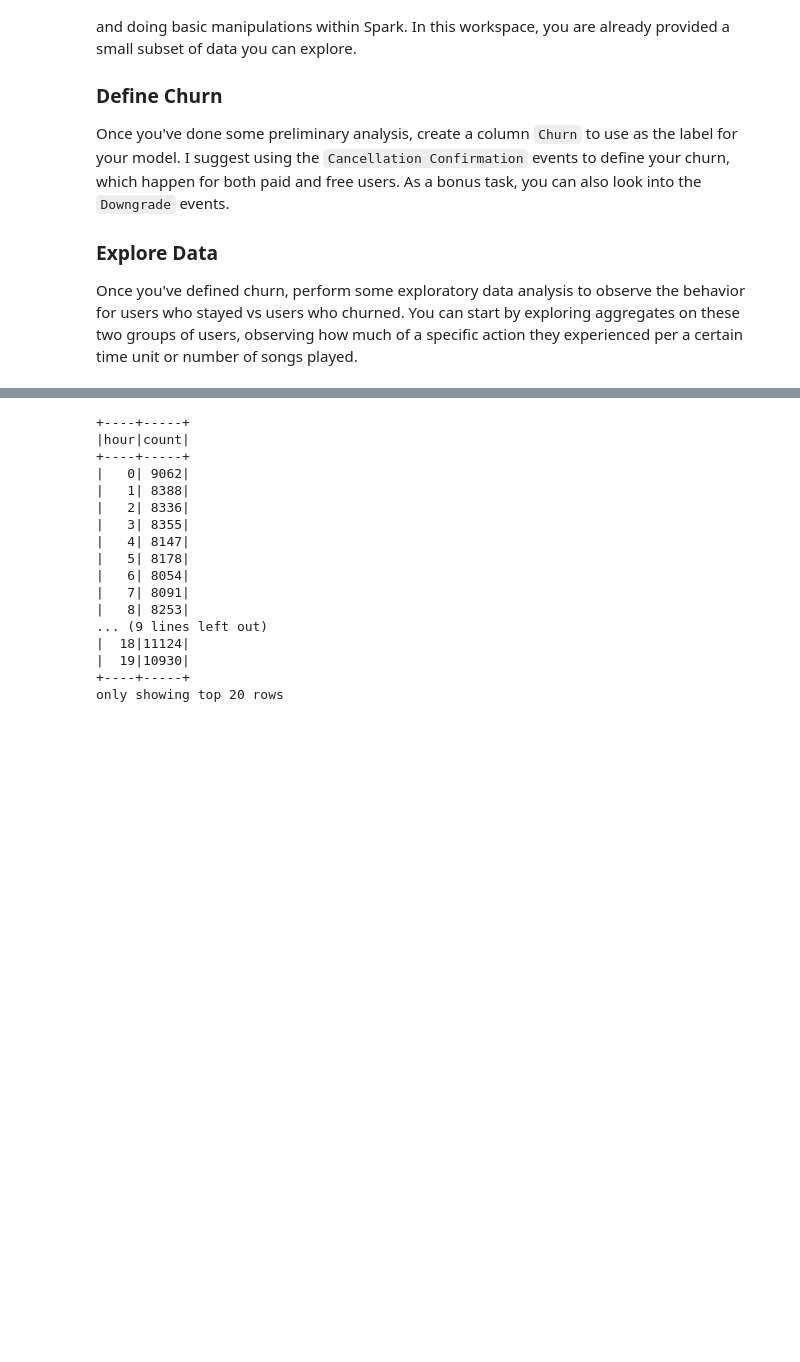
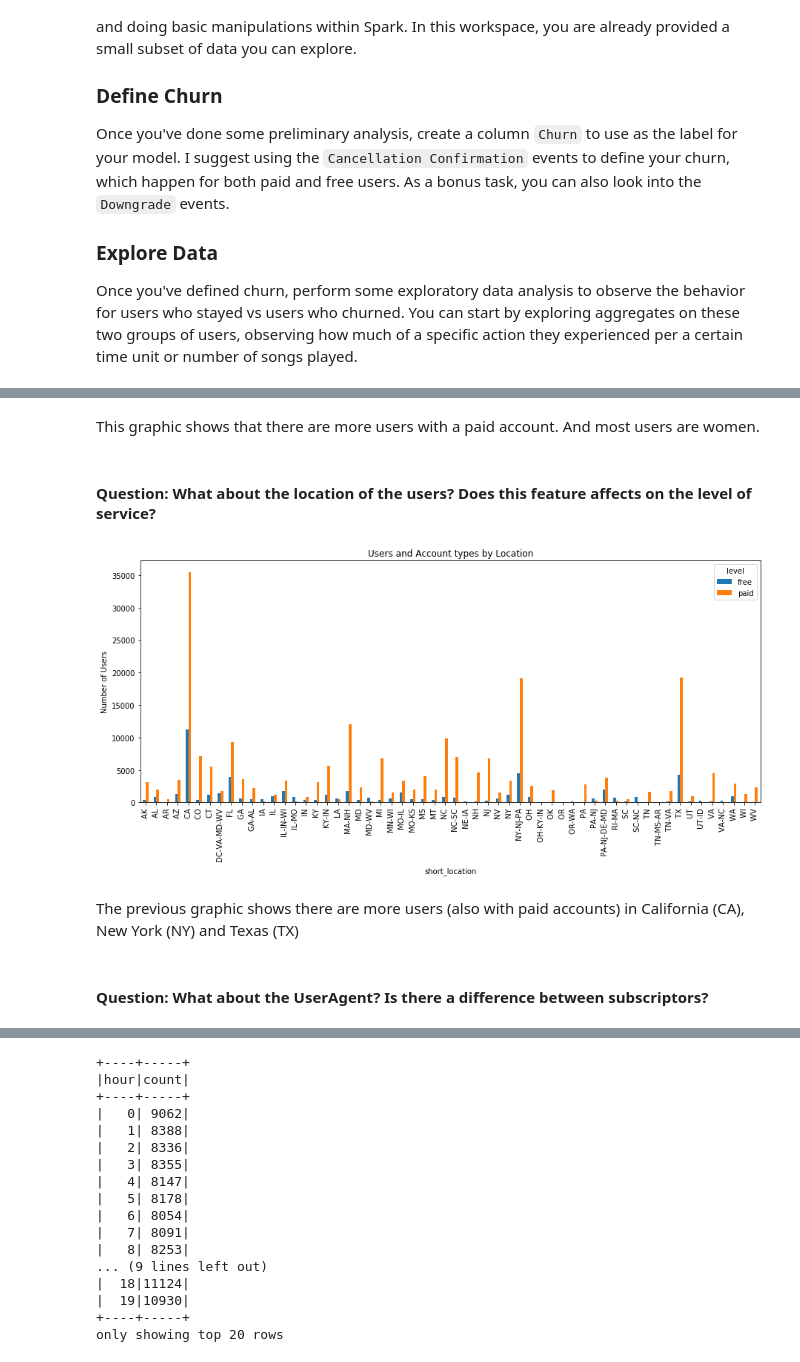
Before and after one commit to inmaugarc/DataScienceCapstone, a Jupyter notebook: Sparkify.ipynb, the cells around one changed output, grey strips where cells are left out. Drawn from its saved outputs; the diff is of its cells as text; code cells hidden in the pictures; blank space fills up the shorter version.

```diff
--- a/Sparkify.ipynb
+++ b/Sparkify.ipynb
@@ -496,0 +856,19 @@ songs_in_hour = df.filter(df.page == "NextSong").groupby(df.hour).count().orderB
+# %% [markdown]
+This graphic shows that there are more users with a paid account.
+And most users are women.
+# %% [markdown]
+#### Question: What about the location of the users? Does this feature affects on the level of service?
+# %%
+df_location_level = df_valid.select('userId','short_location','level').groupby('short_location','level').count().toPandas().sort_values(by='count')
+fig = plt.figure(figsize=(15,6))
+plt.ylabel('Number of Users')
+ax = fig.gca()
+df_location_level.pivot(index='short_location', columns='level', values='count').plot(kind='bar', ax=ax)
+plt.title('Users and Account types by Location')
+plt.savefig('df_location_level.png')
+# %% [output]
+[figure, added]
+# %% [markdown]
+The previous graphic shows there are more users (also with paid accounts) in California (CA), New York (NY) and Texas (TX)
+# %% [markdown]
+#### Question: What about the UserAgent? Is there a difference between subscriptors?
```
Also changed, not shown: parts of 152 cells of this notebook.
